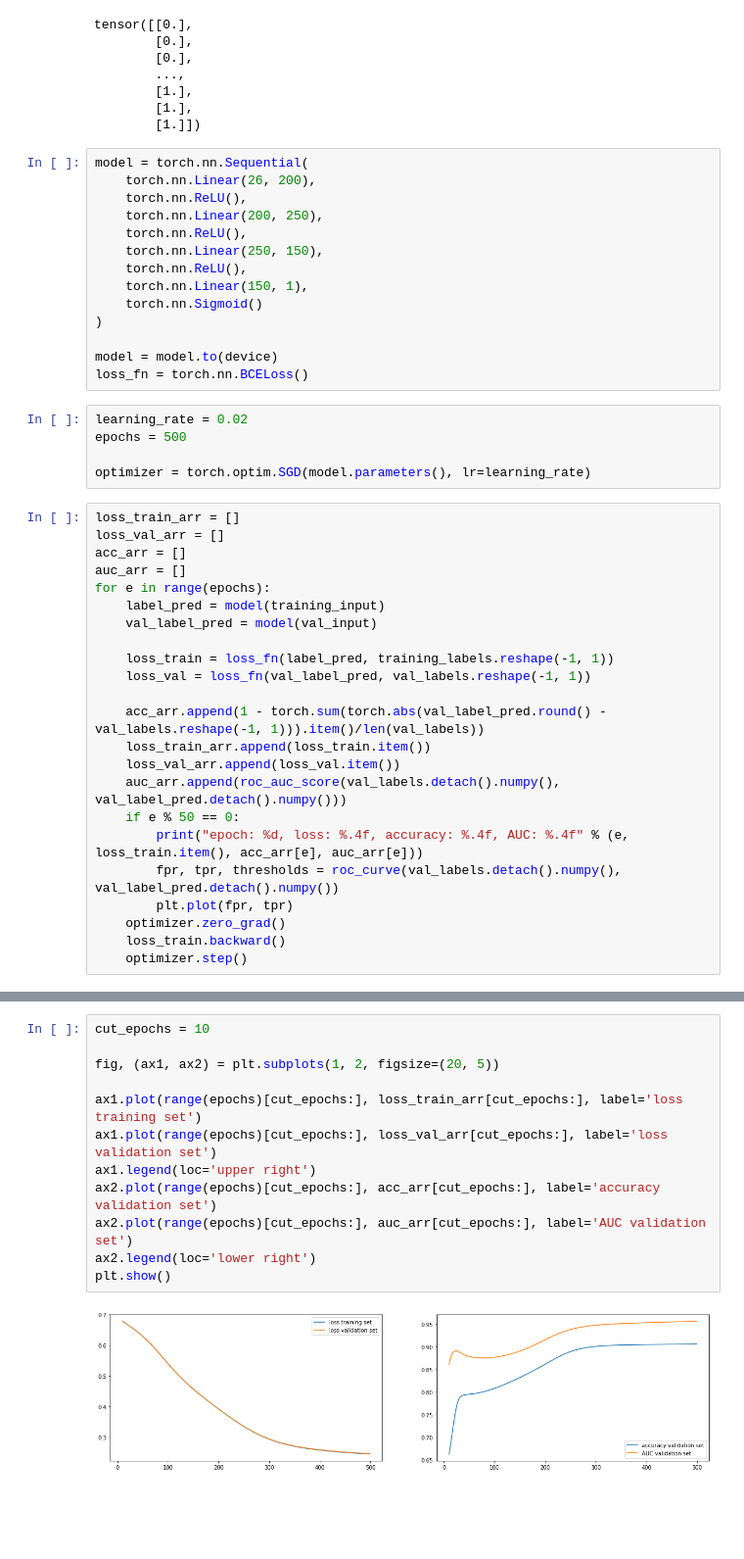
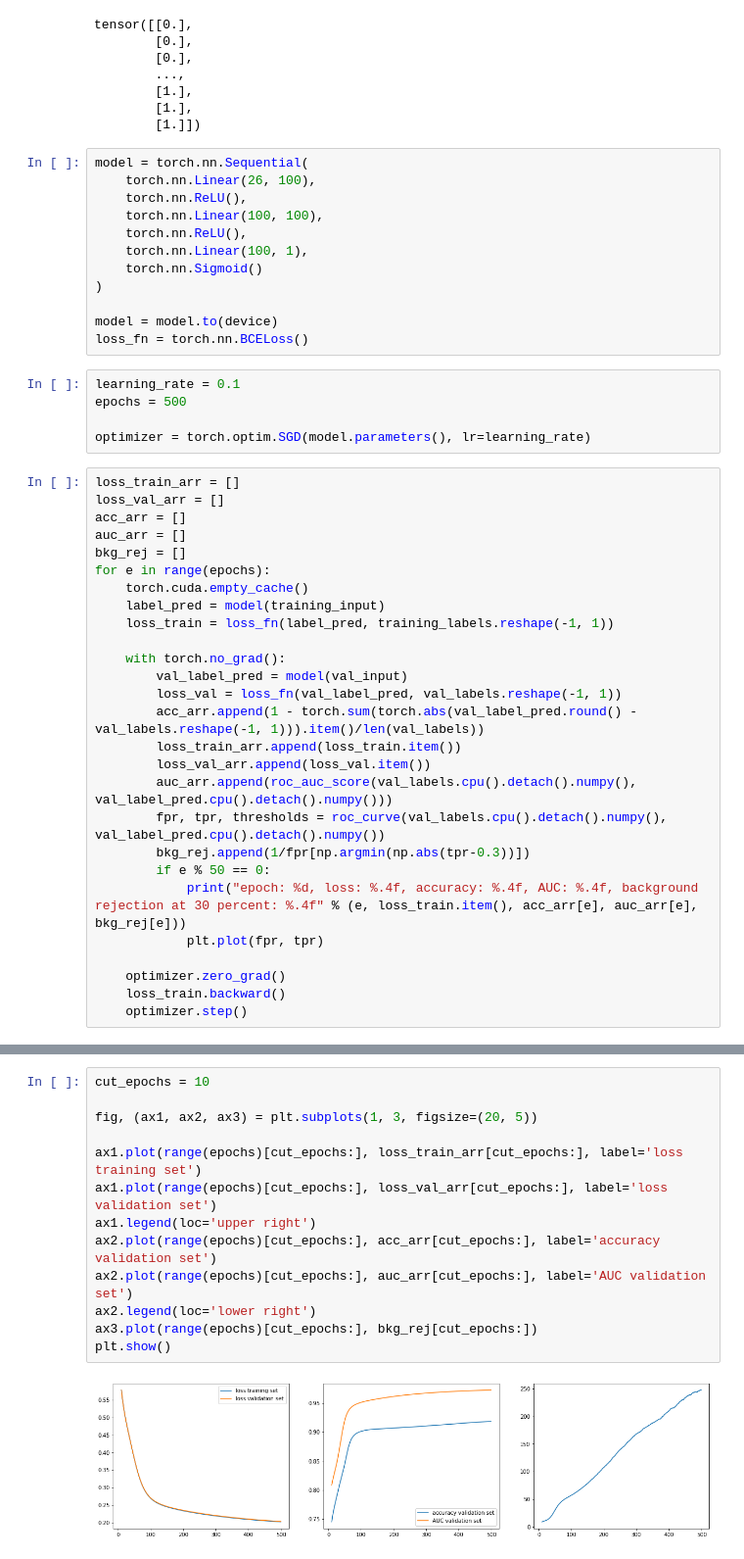
Before and after one commit to tore1311/Semisupervised, a Jupyter notebook: classifier.ipynb, the cells around one changed output, grey strips where cells are left out. Shown: that part at 98% size. Saved outputs shown, nothing was run; the diff lists cells and outputs as text; blank space fills up the shorter version.

Commit message:
background rejection and use of test data

```diff
--- a/classifier.ipynb
+++ b/classifier.ipynb
@@ -85,20 +86,18 @@ tensor([[0.],
         [1.]])
 # %%
 model = torch.nn.Sequential(
-    torch.nn.Linear(26, 200),
+    torch.nn.Linear(26, 100),
     torch.nn.ReLU(),
-    torch.nn.Linear(200, 250),
+    torch.nn.Linear(100, 100),
     torch.nn.ReLU(),
-    torch.nn.Linear(250, 150),
-    torch.nn.ReLU(),
-    torch.nn.Linear(150, 1),
+    torch.nn.Linear(100, 1),
     torch.nn.Sigmoid()
 )
 
 model = model.to(device)
 loss_fn = torch.nn.BCELoss()
 # %%
-learning_rate = 0.02
+learning_rate = 0.1
 epochs = 500
 
 optimizer = torch.optim.SGD(model.parameters(), lr=learning_rate)
@@ -107,21 +106,25 @@ loss_train_arr = []
 loss_val_arr = []
 acc_arr = []
 auc_arr = []
+bkg_rej = []
 for e in range(epochs):
+    torch.cuda.empty_cache()
     label_pred = model(training_input)
-    val_label_pred = model(val_input)
+    loss_train = loss_fn(label_pred, training_labels.reshape(-1, 1))
 
-    loss_train = loss_fn(label_pred, training_labels.reshape(-1, 1))
-    loss_val = loss_fn(val_label_pred, val_labels.reshape(-1, 1))
+    with torch.no_grad():
+        val_label_pred = model(val_input)
+        loss_val = loss_fn(val_label_pred, val_labels.reshape(-1, 1))
+        acc_arr.append(1 - torch.sum(torch.abs(val_label_pred.round() - val_labels.reshape(-1, 1))).item()/len(val_labels))
+        loss_train_arr.append(loss_train.item())
+        loss_val_arr.append(loss_val.item())
+        auc_arr.append(roc_auc_score(val_labels.cpu().detach().numpy(), val_label_pred.cpu().detach().numpy()))
+        fpr, tpr, thresholds = roc_curve(val_labels.cpu().detach().numpy(), val_label_pred.cpu().detach().numpy())
+        bkg_rej.append(1/fpr[np.argmin(np.abs(tpr-0.3))])
+        if e % 50 == 0:
+            print("epoch: %d, loss: %.4f, accuracy: %.4f, AUC: %.4f, background rejection at 30 percent: %.4f" % (e, loss_train.item(), acc_arr[e], auc_arr[e], bkg_rej[e]))
+            plt.plot(fpr, tpr)
 
-    acc_arr.append(1 - torch.sum(torch.abs(val_label_pred.round() - val_labels.reshape(-1, 1))).item()/len(val_labels))
-    loss_train_arr.append(loss_train.item())
-    loss_val_arr.append(loss_val.item())
-    auc_arr.append(roc_auc_score(val_labels.detach().numpy(), val_label_pred.detach().numpy()))
-    if e % 50 == 0:
-        print("epoch: %d, loss: %.4f, accuracy: %.4f, AUC: %.4f" % (e, loss_train.item(), acc_arr[e], auc_arr[e]))
-        fpr, tpr, thresholds = roc_curve(val_labels.detach().numpy(), val_label_pred.detach().numpy())
-        plt.plot(fpr, tpr)
     optimizer.zero_grad()
     loss_train.backward()
     optimizer.step()
@@ -140,14 +143,15 @@ epoch: 450, loss: 0.2505, accuracy: 0.9060, AUC: 0.9556
 # %%
 cut_epochs = 10
 
-fig, (ax1, ax2) = plt.subplots(1, 2, figsize=(20, 5))
+fig, (ax1, ax2, ax3) = plt.subplots(1, 3, figsize=(20, 5))
 
 ax1.plot(range(epochs)[cut_epochs:], loss_train_arr[cut_epochs:], label='loss training set')
 ax1.plot(range(epochs)[cut_epochs:], loss_val_arr[cut_epochs:], label='loss validation set')
 ax1.legend(loc='upper right')
 ax2.plot(range(epochs)[cut_epochs:], acc_arr[cut_epochs:], label='accuracy validation set')
 ax2.plot(range(epochs)[cut_epochs:], auc_arr[cut_epochs:], label='AUC validation set')
 ax2.legend(loc='lower right')
+ax3.plot(range(epochs)[cut_epochs:], bkg_rej[cut_epochs:])
 plt.show()
 # %% [output]
-[figure, old version]
+[figure, new version]
```
Also changed, not shown: parts of 7 cells of this notebook.
